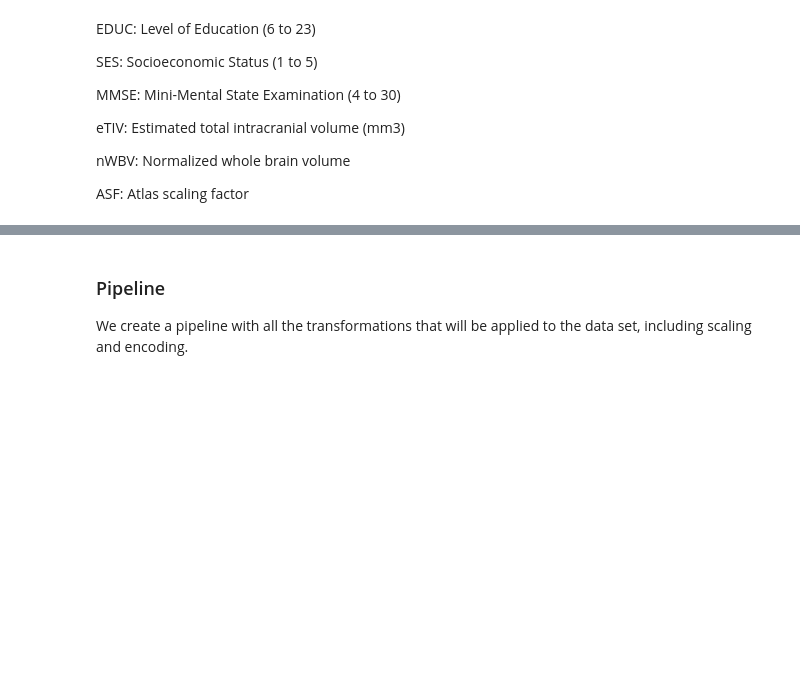
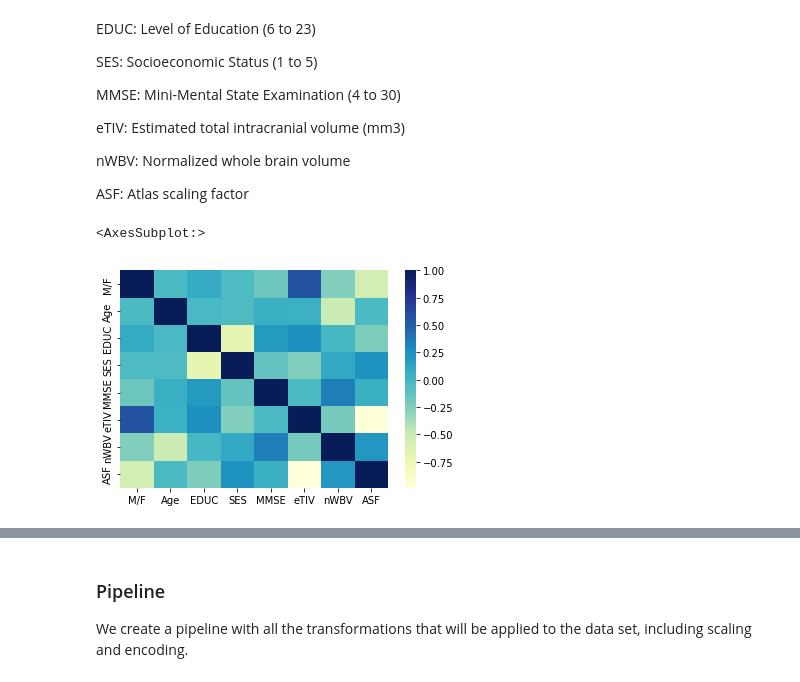
Before and after one commit to mkvph0ch/memobrain, a Jupyter notebook: notebooks/OAS2_prep.ipynb, the cells around one changed output, grey strips where cells are left out. Drawn from its saved outputs; the diff is of its cells as text; code cells hidden in the pictures; blank space fills up the shorter version.

```diff
--- a/notebooks/OAS2_prep.ipynb
+++ b/notebooks/OAS2_prep.ipynb
@@ -91,3 +89,14 @@ eTIV: Estimated total intracranial volume (mm3)
 nWBV: Normalized whole brain volume
 
 ASF: Atlas scaling factor
+# %%
+import seaborn as sns
+
+corr = X.corr()
+sns.heatmap(corr,
+        xticklabels=corr.columns,
+        yticklabels=corr.columns,
+        cmap= "YlGnBu")
+# %% [output]
+<AxesSubplot:>
+[figure, added]
```
Also changed, not shown: parts of 59 cells of this notebook.
